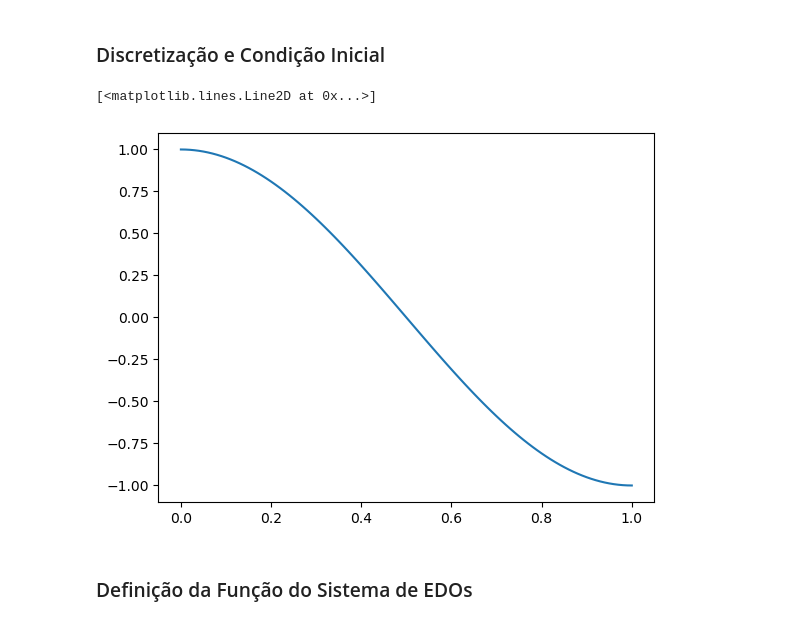
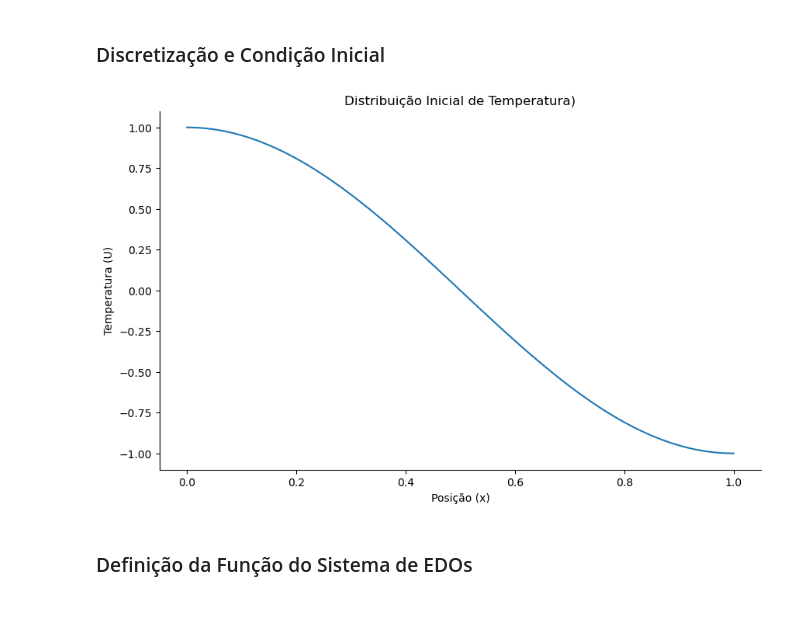
Before and after one commit to thiagoneye/master-sciml, a Jupyter notebook: 00-scientific_computer/notebooks/heat_equation_neumann.ipynb, the cells around one changed output. Drawn from its saved outputs; the diff is of its cells as text; code cells hidden in the pictures.

```diff
--- a/00-scientific_computer/notebooks/heat_equation.ipynb
+++ b/00-scientific_computer/notebooks/heat_equation_neumann.ipynb
@@ -67,12 +67,22 @@ U0 = np.cos(np.pi * x / L)
 # Vetor de tempo para a solução
 t_span = [0, t_final]
 t_eval = np.linspace(t_span[0], t_span[1], Nt)
-# %%
-plt.figure()
-plt.plot(x, U0)
-# %% [output]
-[<matplotlib.lines.Line2D at 0x...>]
-[figure, removed]
+# %%
+# Condição Inicial
+
+plt.figure(figsize=(10, 6))
+
+plt.plot(x, U0)
+
+ax = plt.gca()
+ax.set_title("Distribuição Inicial de Temperatura)", fontsize=12)
+ax.set_xlabel("Posição (x)", fontsize=10)
+ax.set_ylabel("Temperatura (U)", fontsize=10)
+
+ax.spines["top"].set_visible(False)
+ax.spines["right"].set_visible(False)
+# %% [output]
+[figure, added]
 # %% [markdown]
 ### Definição da Função do Sistema de EDOs
 # %%
```
Also changed, not shown: parts of 4 cells of this notebook, 4 other files.
